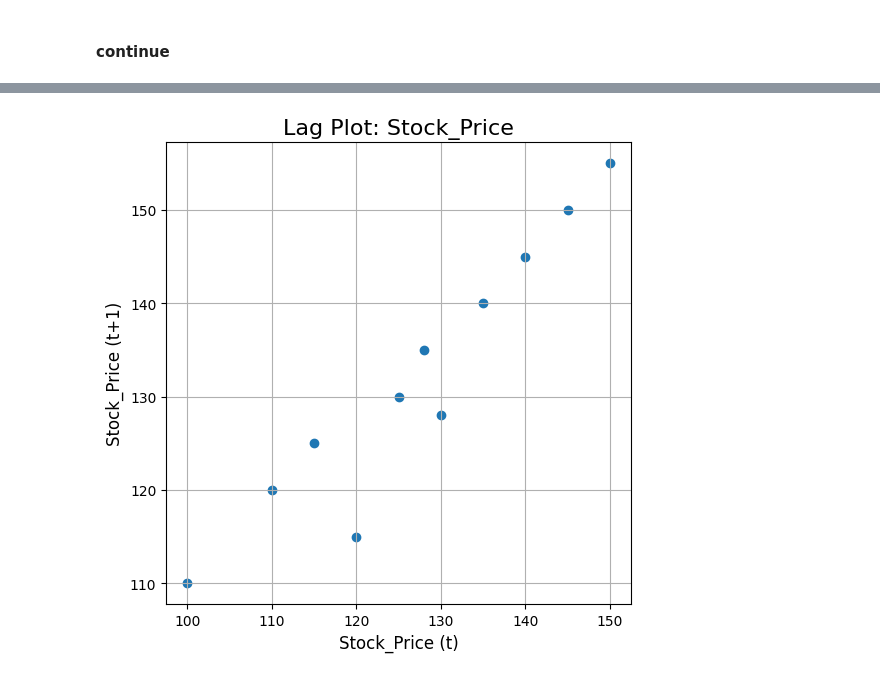
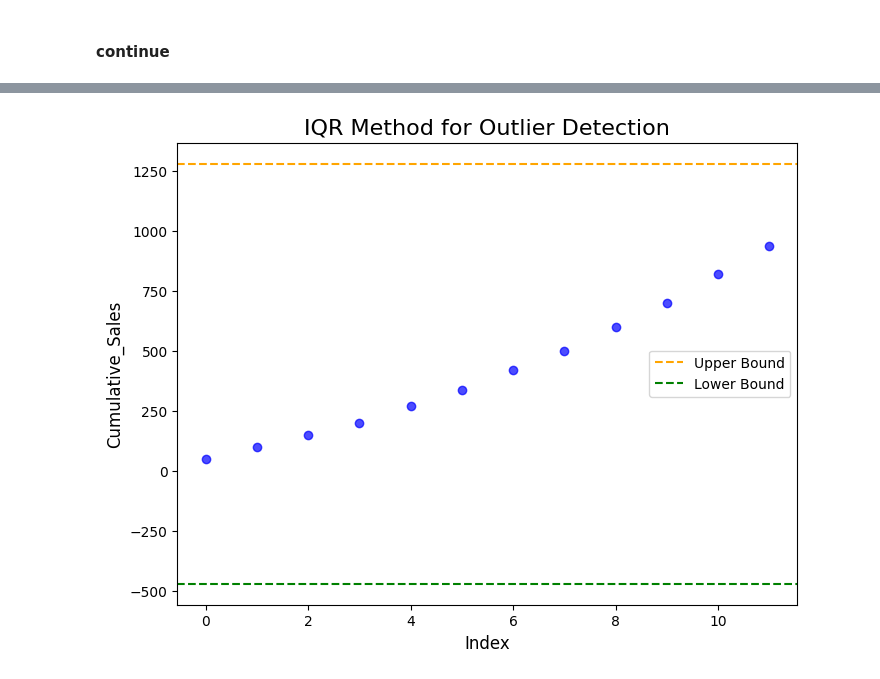
Before and after one commit to Mubashirr101/The_Automator, a Jupyter notebook: backend/test prototyping/TA_Prototype1.ipynb, the cells around one changed output, grey strips where cells are left out. Cells and saved outputs as stored; diff of their text form; code cells hidden in the pictures.

Commit message:
more test funcs for outlier detection

```diff
--- a/backend/test prototyping/TA_Prototype1.ipynb
+++ b/backend/test prototyping/TA_Prototype1.ipynb
@@ -804,5 +851,5 @@ traffic_data = pd.DataFrame(
 # %%
 viz = vizualize()
-viz.lag_plots(df['Stock_Price'])
+viz.outlier_iqrplots(df,df['Cumulative_Sales'])
 # %% [output]
-[figure, old version]
+[figure, new version]
```
Also changed, not shown: parts of 3 cells of this notebook.
